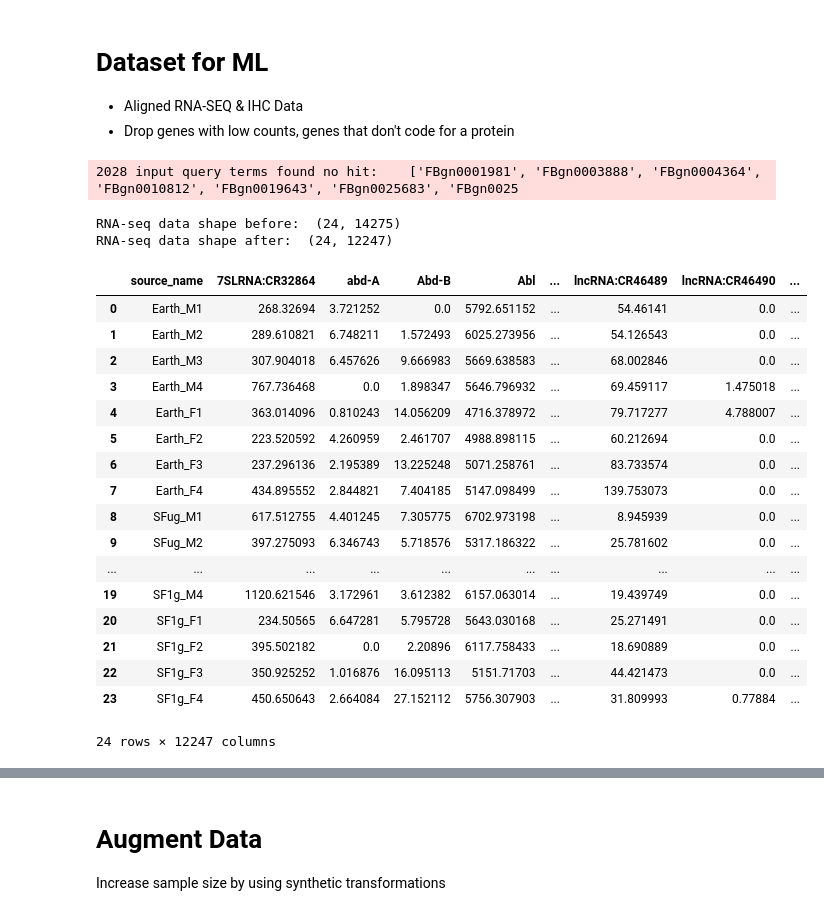
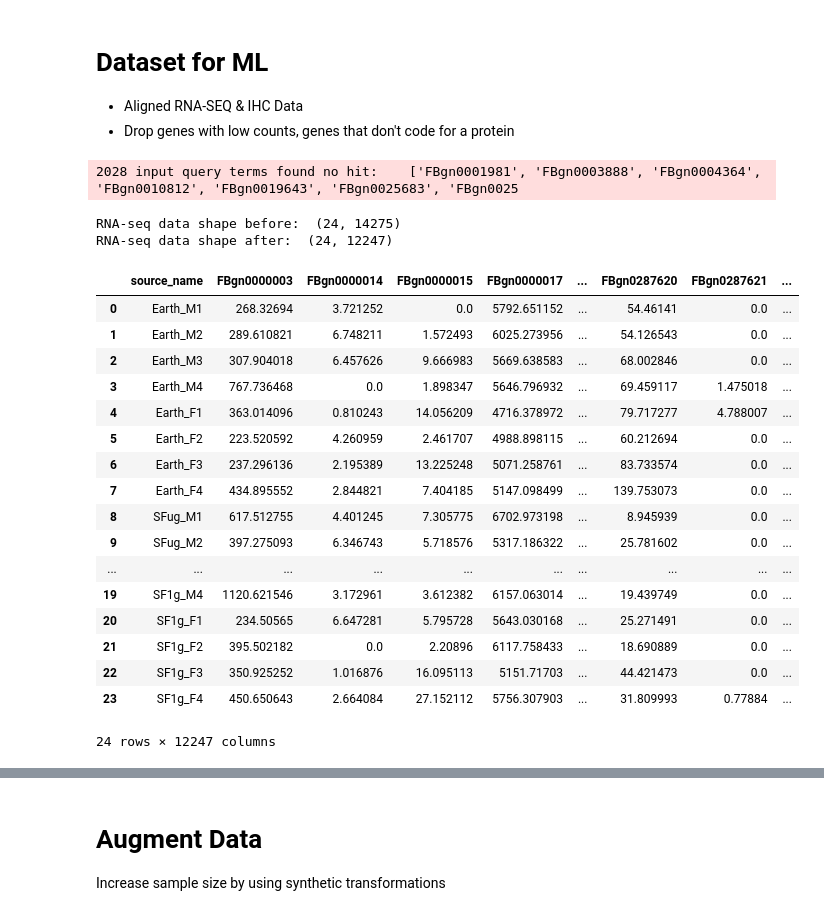
Before and after one commit to rohinsood/osdr-capstone-project, a Jupyter notebook: DataProcessing.ipynb, the cells around one changed output, grey strips where cells are left out. Cells and saved outputs as stored; diff of their text form; code cells hidden in the pictures.

```diff
--- a/DataProcessing.ipynb
+++ b/DataProcessing.ipynb
@@ -230,40 +230,41 @@ ginfo = mg.querymany(flybase_ids, scopes='flybase')
 # Initialize lists to keep track of genes to drop and those with symbols
 drop_list = []
 hit_list = []
+flybase_with_symbols = []
 
 # Create a dictionary to map FlyBase IDs to gene symbols
 id_to_symbol = {}
 
 # Iterate through the query results
 for g in ginfo:
     # Check if the gene has a 'symbol'; if not, add to the drop list
     if 'symbol' not in g:
         drop_list.append(g['query'])
     else:
         # If the gene symbol is not in the hit list, map the FlyBase ID to its symbol
         if g['symbol'] not in hit_list:
             id_to_symbol[g['query']] = g['symbol']
             hit_list.append(g['symbol'])
 
 # Print the shape of the RNA-seq data before filtering
 print('RNA-seq data shape before: ', df.shape)
 
-# Rename the FlyBase ID columns to gene symbols
-df.rename(columns=id_to_symbol, inplace=True)
+# # Rename the FlyBase ID columns to gene symbols
+# df.rename(columns=id_to_symbol, inplace=True)
 
 # Remove columns where the gene ID did not have a corresponding symbol
 df.drop(columns=drop_list, inplace=True)
 
 # Print the shape of the RNA-seq data after filtering
 print('RNA-seq data shape after: ', df.shape)
 
 df.to_csv("filtered_data.csv")
 df
 # %% [output]
 2028 input query terms found no hit:    ['FBgn0001981', 'FBgn0003888', 'FBgn0004364', 'FBgn0010812', 'FBgn0019643', 'FBgn0025683', 'FBgn0025
 RNA-seq data shape before:  (24, 14275)
 RNA-seq data shape after:  (24, 12247)
-|  | source_name | 7SLRNA:CR32864 | abd-A | Abd-B | Abl | ... | lncRNA:CR46489 | lncRNA:CR46490 | ... |
+|  | source_name | FBgn0000003 | FBgn0000014 | FBgn0000015 | FBgn0000017 | ... | FBgn0287620 | FBgn0287621 | ... |
 | 0 | Earth_M1 | 268.32694 | 3.721252 | 0.0 | 5792.651152 | ... | 54.46141 | 0.0 | ... |
 | 1 | Earth_M2 | 289.610821 | 6.748211 | 1.572493 | 6025.273956 | ... | 54.126543 | 0.0 | ... |
 | 2 | Earth_M3 | 307.904018 | 6.457626 | 9.666983 | 5669.638583 | ... | 68.002846 | 0.0 | ... |
```
Also changed, not shown: parts of 3 cells of this notebook, 8 other files.
